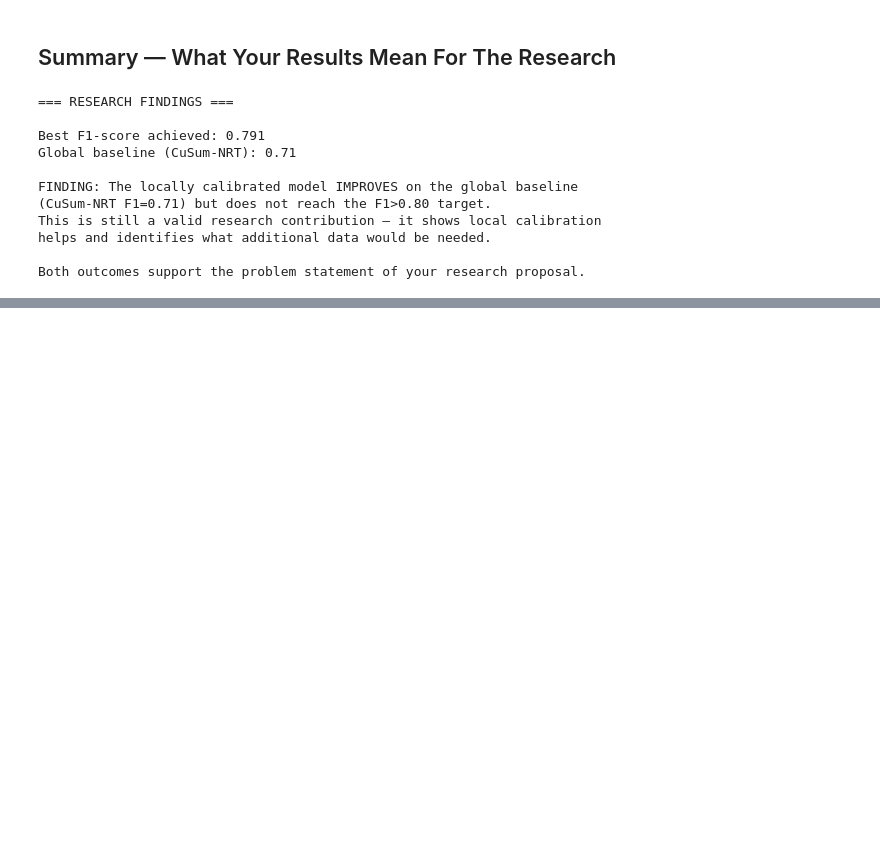
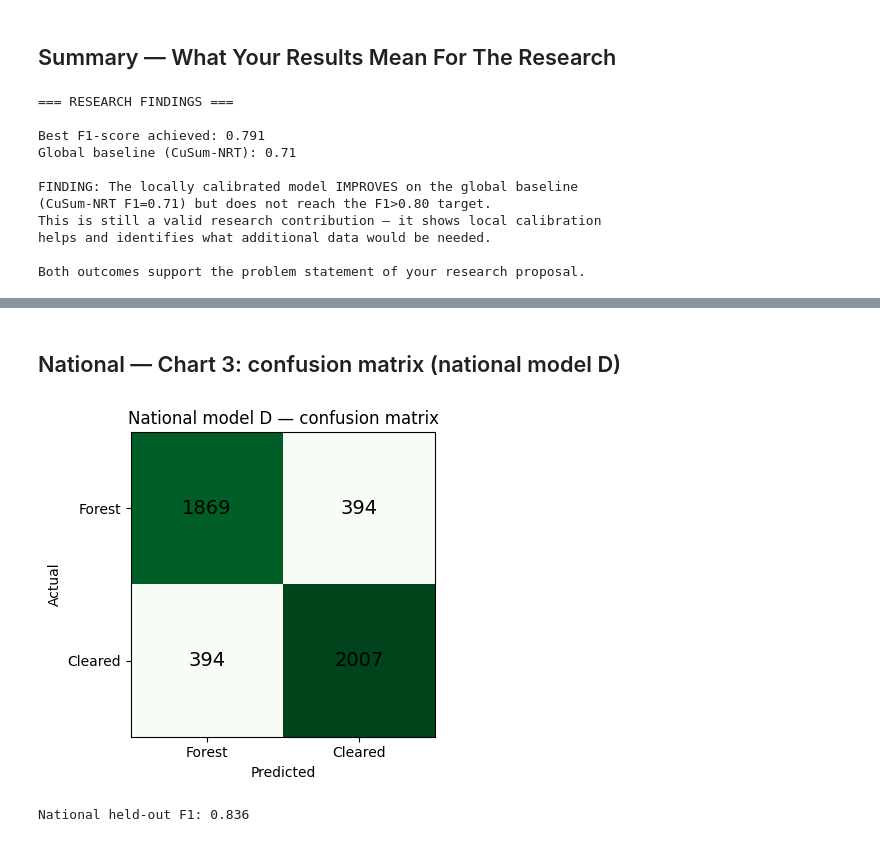
Before and after one commit to izerekerie/shishoza_ml_project, a Jupyter notebook: notebooks/04_Results_Visualise.ipynb, the cells around one changed output, grey strips where cells are left out. Cells and saved outputs as stored; diff of their text form; code cells hidden in the pictures; blank space fills up the shorter version.

```diff
--- a/notebooks/04_Results_Visualise.ipynb
+++ b/notebooks/04_Results_Visualise.ipynb
@@ -228,0 +271,19 @@ Both outcomes support the problem statement of your research proposal.
+# %% [markdown]
+## National — Chart 3: confusion matrix (national model D)
+# %%
+y = nat['label'].values; D = experiments_for(nat.columns.tolist())['D — All combined']
+X = nat[D].values
+idx=np.arange(len(y)); tr,te=train_test_split(idx,test_size=0.2,stratify=y,random_state=42)
+m=rf_tuned().fit(X[tr],y[tr]); cm=confusion_matrix(y[te], m.predict(X[te]))
+fig,ax=plt.subplots(figsize=(5,4))
+im=ax.imshow(cm,cmap='Greens')
+for i in range(2):
+    for j in range(2): ax.text(j,i,cm[i,j],ha='center',va='center',fontsize=14)
+ax.set_xticks([0,1]); ax.set_yticks([0,1])
+ax.set_xticklabels(['Forest','Cleared']); ax.set_yticklabels(['Forest','Cleared'])
+ax.set_xlabel('Predicted'); ax.set_ylabel('Actual'); ax.set_title('National model D — confusion matrix')
+plt.tight_layout(); plt.savefig('results/metrics/confusion_matrix_national.png', dpi=150, bbox_inches='tight'); plt.show()
+print('National held-out F1:', round(f1_score(y[te], m.predict(X[te])),3))
+# %% [output]
+[figure, added]
+National held-out F1: 0.836
```
Also changed, not shown: parts of 4 cells of this notebook.
